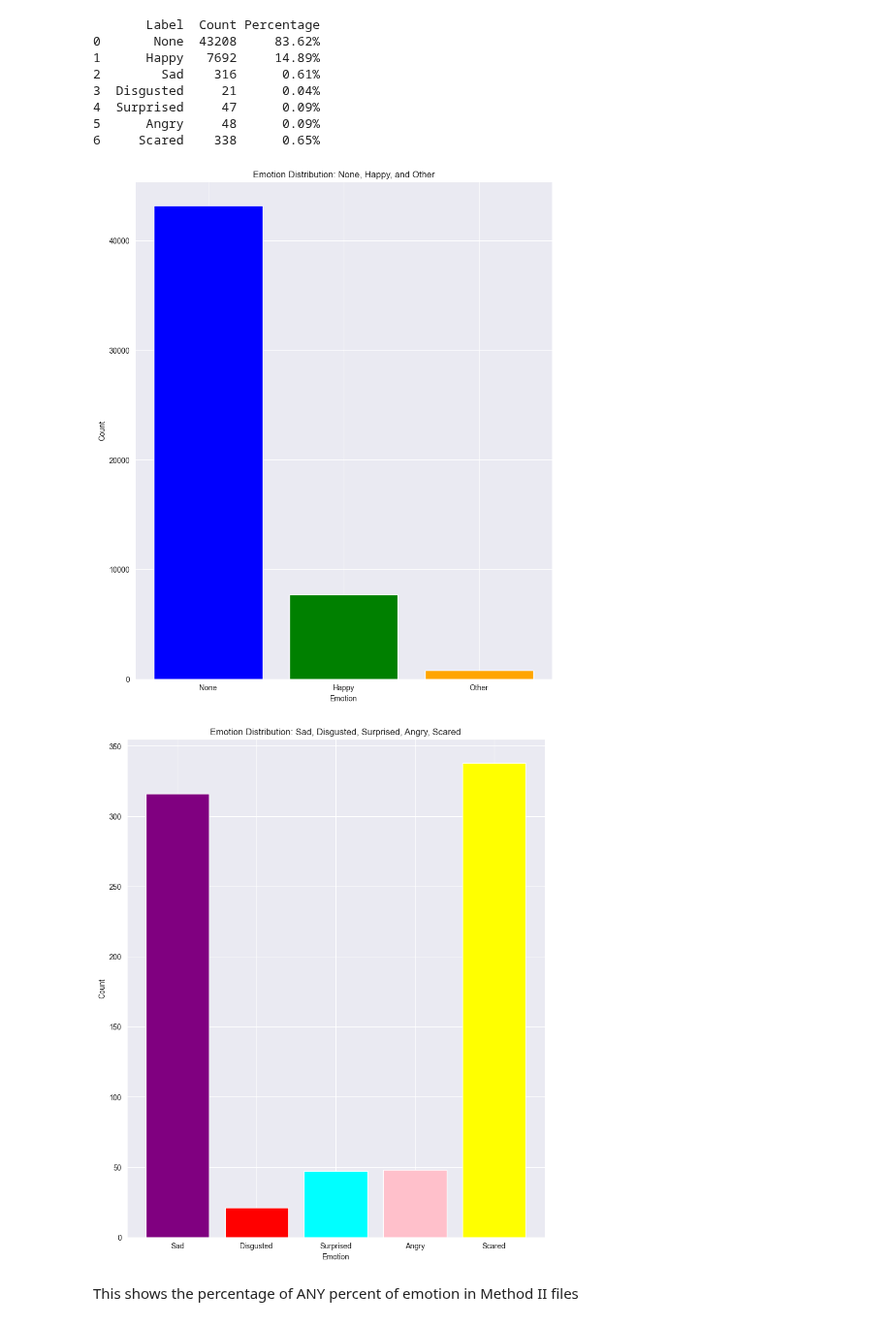
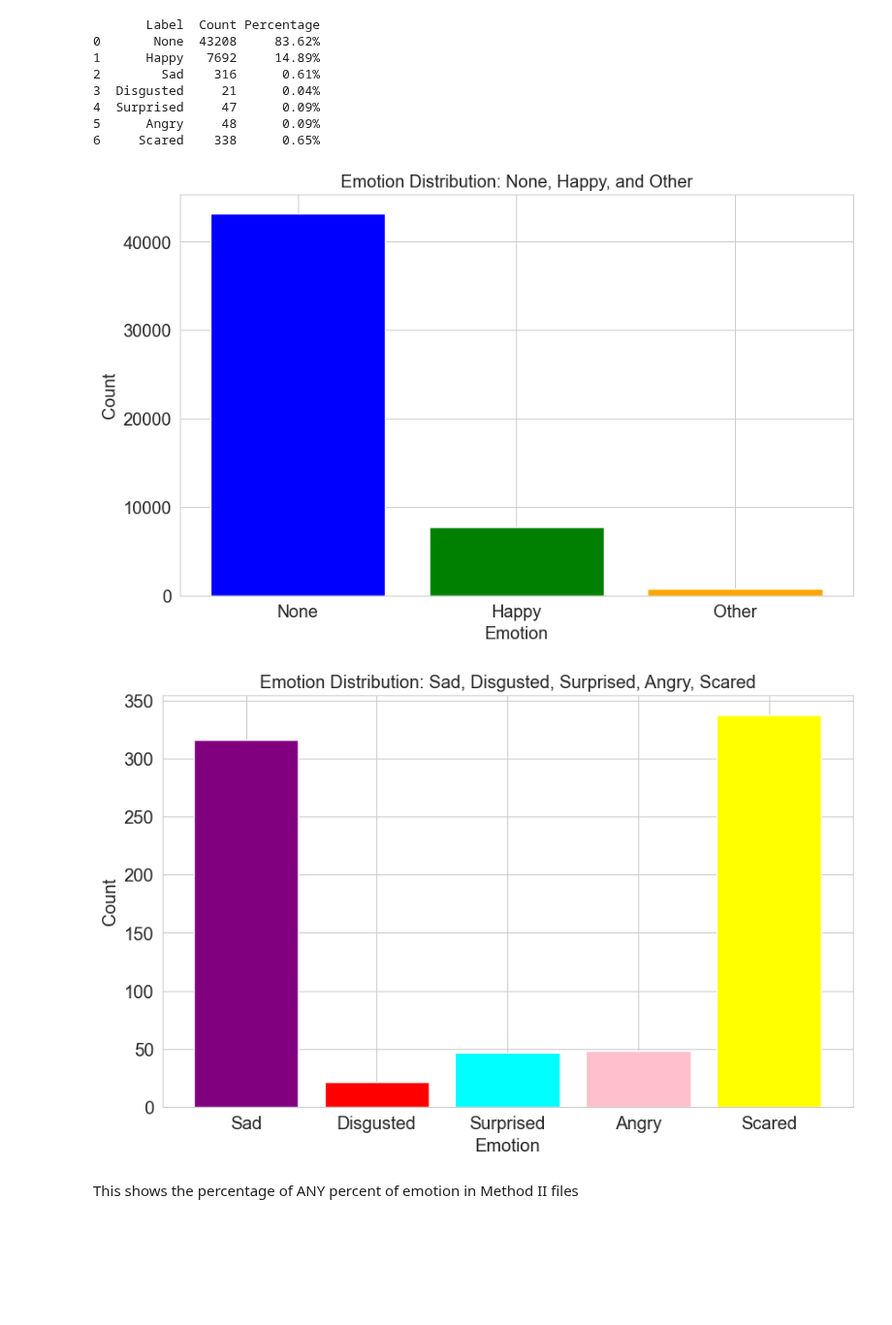
Before and after one commit to Azirral/de-face-recognition, a Jupyter notebook: CountingData.ipynb, the cells around one changed output. Shown at 97% size. Cells and saved outputs as stored; diff of their text form; code cells hidden in the pictures; blank space fills up the shorter version.

Commit message:
New plots just dropped

```diff
--- a/CountingData.ipynb
+++ b/CountingData.ipynb
@@ -8,6 +8,20 @@ import numpy as np
 from collections import Counter
 import csv
 import matplotlib.pyplot as plt
+
+import matplotlib.pylab as pylab
+params = {'legend.fontsize': 'x-large',
+          'figure.figsize': (10, 6),
+         'axes.labelsize': 'x-large',
+         'axes.titlesize':'x-large',
+         'xtick.labelsize':'x-large',
+         'ytick.labelsize':'x-large'}
+
+# to change default colormap
+plt.rcParams["image.cmap"] = "viridis"
+# to change default color cycle
+plt.rcParams['axes.prop_cycle'] = plt.cycler(color=plt.cm.viridis.colors)
+pylab.rcParams.update(params)
 # %% [markdown]
 Loading the files
 # %%
@@ -66,39 +80,39 @@ print(df)
 # %%
 import matplotlib.pyplot as plt
 
 other_count = df[df['Label'].isin(['Sad', 'Disgusted', 'Surprised', 'Angry', 'Scared'])]['Count'].sum()
 
 # Create a new DataFrame for the first plot
 df_plot1 = pd.DataFrame({
     'Label': ['None', 'Happy', 'Other'],
     'Count': [df[df['Label'] == 'None']['Count'].values[0],  # Count for 'None'
               df[df['Label'] == 'Happy']['Count'].values[0],  # Count for 'Happy'
               other_count]                                   # Count for 'Other'
 })
 
 # Plot for 'None', 'Happy', and 'Other'
-plt.figure(figsize=(10,12))
+plt.figure()
 plt.bar(df_plot1['Label'], df_plot1['Count'], color=['blue', 'green', 'orange'])
 plt.title('Emotion Distribution: None, Happy, and Other')
 plt.xlabel('Emotion')
 plt.ylabel('Count')
-plt.savefig("Method_I_Emotion_Distribution_Happy_Other.png", dpi=1000)
+plt.savefig("C:/Users/oskik/Desktop/Studia/Thesis/Method_I_Emotion_Distribution_Happy_Other.png", dpi=300)
 plt.show()
 
 # ** Second Plot: Only 'Sad', 'Disgusted', 'Surprised', 'Angry', 'Scared' **
 df_plot2 = df[df['Label'].isin(['Sad', 'Disgusted', 'Surprised', 'Angry', 'Scared'])]
 
 # Plot for individual counts of 'Sad', 'Disgusted', 'Surprised', 'Angry', 'Scared'
-plt.figure(figsize=(10,12))
+plt.figure(figsize=(10,6))
 plt.bar(df_plot2['Label'], df_plot2['Count'], color=['purple', 'red', 'cyan', 'pink', 'yellow'])
 plt.title('Emotion Distribution: Sad, Disgusted, Surprised, Angry, Scared')
 plt.xlabel('Emotion')
 plt.ylabel('Count')
-plt.savefig("Method_I_Emotion_Distribution_Whole.png", dpi=1000)
+plt.savefig("C:/Users/oskik/Desktop/Studia/Thesis/Method_I_Emotion_Distribution_Whole.png", dpi=300)
 plt.show()
 # %% [output]
-[figure, old version]
+[figure, new version]
-[figure, old version]
+[figure, new version]
 # %% [markdown]
 This shows the percentage of ANY percent of emotion in Method II files
 # %%
```
Also changed, not shown: parts of 8 cells of this notebook.
